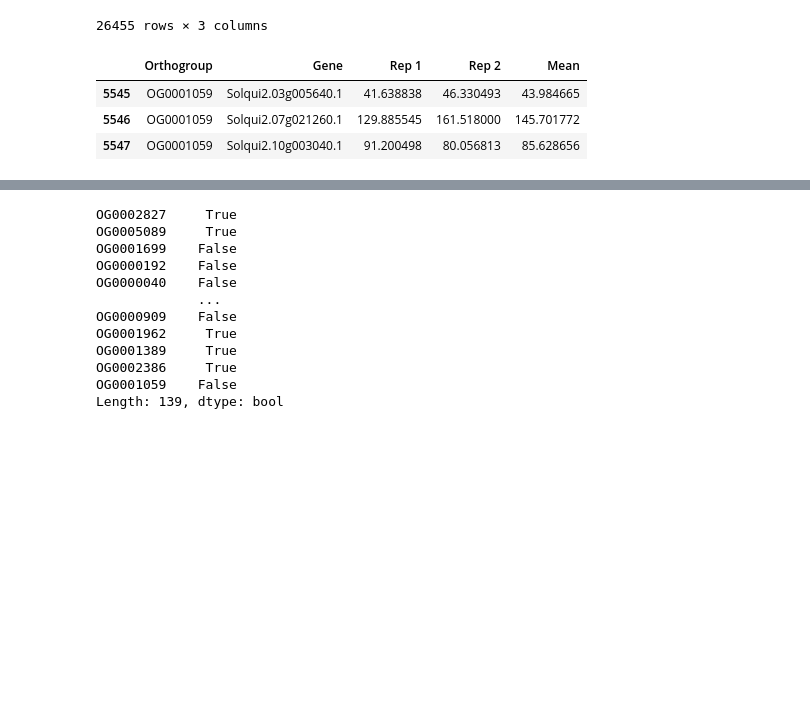
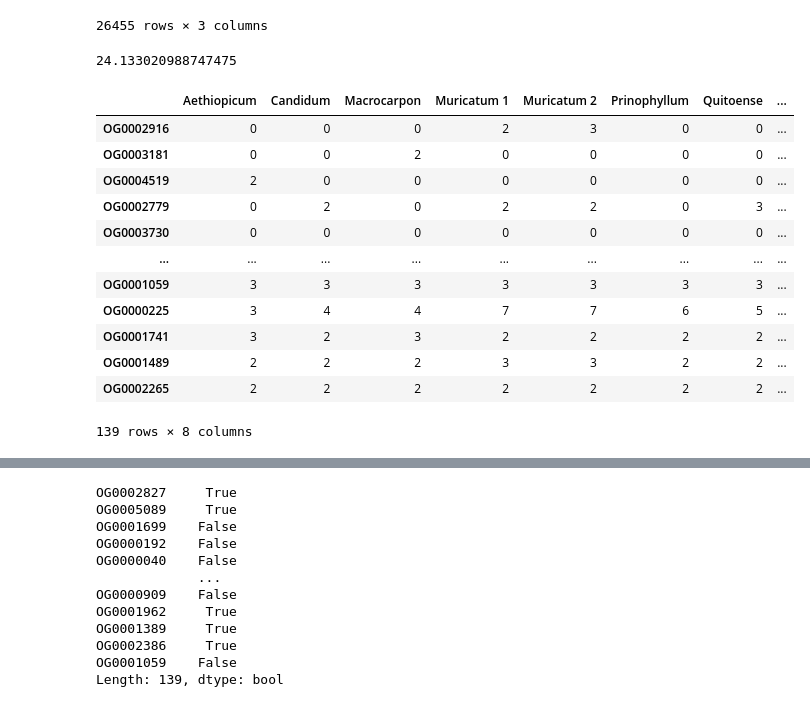
Before and after one commit to mikepassal/Solanum_SV_Pan_Genome, a Jupyter notebook: Solanum_Initial_gene_duplication_dosage_exploration/using_hamsini_compensatory_drift_to_find_loss_or_equal_expression.ipynb, the cells around one changed output, grey strips where cells are left out. Drawn from its saved outputs; the diff is of its cells as text; code cells hidden in the pictures; blank space fills up the shorter version.

```diff
--- a/Solanum_Initial_gene_duplication_dosage_exploration/using_hamsini_compensatory_drift_to_find_loss_or_equal_expression.ipynb
+++ b/Solanum_Initial_gene_duplication_dosage_exploration/using_hamsini_compensatory_drift_to_find_loss_or_equal_expression.ipynb
@@ -177,22 +169,25 @@ q_Data.loc[q_Data['Mean']!= 0]
 | Solqui2.ctg00000760g000010.1 | 1.124269 | 0.052069 | 0.588169 |
 26455 rows × 3 columns
 # %%
-genes_in_orthogroup.merge(right = q_Data, left_on = 'Gene', right_index=True)
+genes_in_orthogroup.merge(right = q_Data, left_on = 'Gene', right_index=True).mean()['Mean']
 # %% [output]
-|  | Orthogroup | Gene | Rep 1 | Rep 2 | Mean |
-| 5545 | OG0001059 | Solqui2.03g005640.1 | 41.638838 | 46.330493 | 43.984665 |
-| 5546 | OG0001059 | Solqui2.07g021260.1 | 129.885545 | 161.518000 | 145.701772 |
-| 5547 | OG0001059 | Solqui2.10g003040.1 | 91.200498 | 80.056813 | 85.628656 |
+24.133020988747475
 # %%
 ortho_groups_and_number_of_genes_present_in_each_species = pd.DataFrame(index = list_of_orthogroups_with_fc_thresholded_tomato)
+ortho_groups_avg_expression_in_each_species = pd.DataFrame(index = list_of_orthogroups_with_fc_thresholded_tomato)
 for species in ortho_group_dictionary_of_gene_groups.keys():
     current_list_of_genes = ortho_group_dictionary_of_gene_groups[species]
     all_orthogroups_number_present = []
+    all_orthogroups_avg_expression = []
     rna_data_for_species = rna_normalized_data[species]
     for orthogroup in list_of_orthogroups_with_fc_thresholded_tomato:
         genes_in_orthogroup = current_list_of_genes.loc[current_list_of_genes['Orthogroup'] == orthogroup]
         merged_genes_with_reads = genes_in_orthogroup.merge(right = rna_data_for_species, left_on = 'Gene', right_index=True)
+        avg_of_all_genes = merged_genes_with_reads[['Mean']].mean()['Mean']
         merged_genes_no_zeros = merged_genes_with_reads.loc[merged_genes_with_reads['Mean']!= 0]
         numb_of_that_gene_in_species = len(merged_genes_no_zeros)
         all_orthogroups_number_present.append(numb_of_that_gene_in_species)
+        all_orthogroups_avg_expression.append(avg_of_all_genes)
+
     ortho_groups_and_number_of_genes_present_in_each_species[species] = all_orthogroups_number_present
+    ortho_groups_avg_expression_in_each_species[species] = all_orthogroups_avg_expression
@@ -198,0 +196,16 @@ for species in ortho_group_dictionary_of_gene_groups.keys():
+# %%
+ortho_groups_and_number_of_genes_present_in_each_species
+# %% [output]
+|  | Aethiopicum | Candidum | Macrocarpon | Muricatum 1 | Muricatum 2 | Prinophyllum | Quitoense | ... |
+| OG0002916 | 0 | 0 | 0 | 2 | 3 | 0 | 0 | ... |
+| OG0003181 | 0 | 0 | 2 | 0 | 0 | 0 | 0 | ... |
+| OG0004519 | 2 | 0 | 0 | 0 | 0 | 0 | 0 | ... |
+| OG0002779 | 0 | 2 | 0 | 2 | 2 | 0 | 3 | ... |
+| OG0003730 | 0 | 0 | 0 | 0 | 0 | 0 | 0 | ... |
+| ... | ... | ... | ... | ... | ... | ... | ... | ... |
+| OG0001059 | 3 | 3 | 3 | 3 | 3 | 3 | 3 | ... |
+| OG0000225 | 3 | 4 | 4 | 7 | 7 | 6 | 5 | ... |
+| OG0001741 | 3 | 2 | 3 | 2 | 2 | 2 | 2 | ... |
+| OG0001489 | 2 | 2 | 2 | 3 | 3 | 2 | 2 | ... |
+| OG0002265 | 2 | 2 | 2 | 2 | 2 | 2 | 2 | ... |
+139 rows × 8 columns
```
Also changed, not shown: parts of 11 cells of this notebook.
